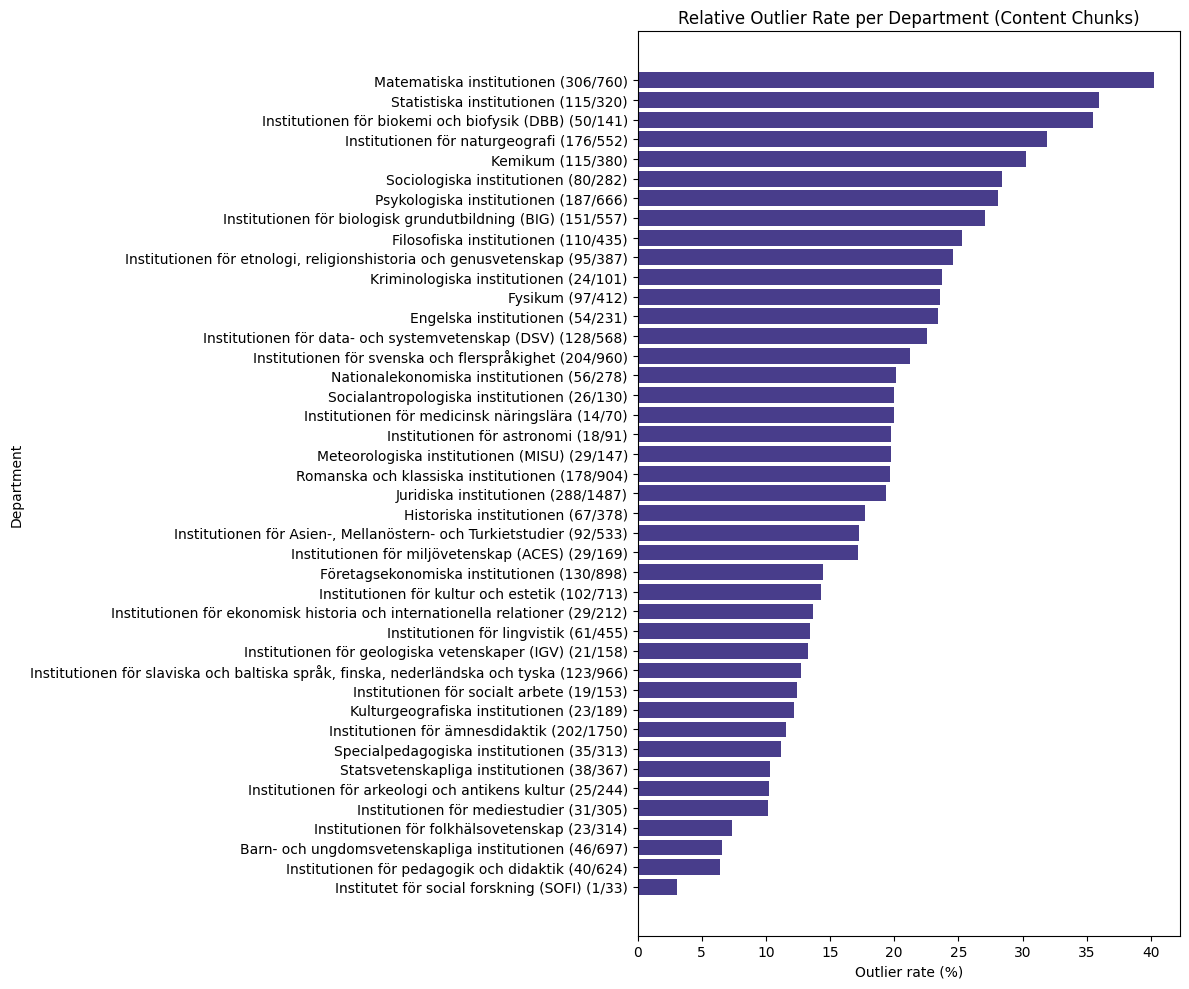
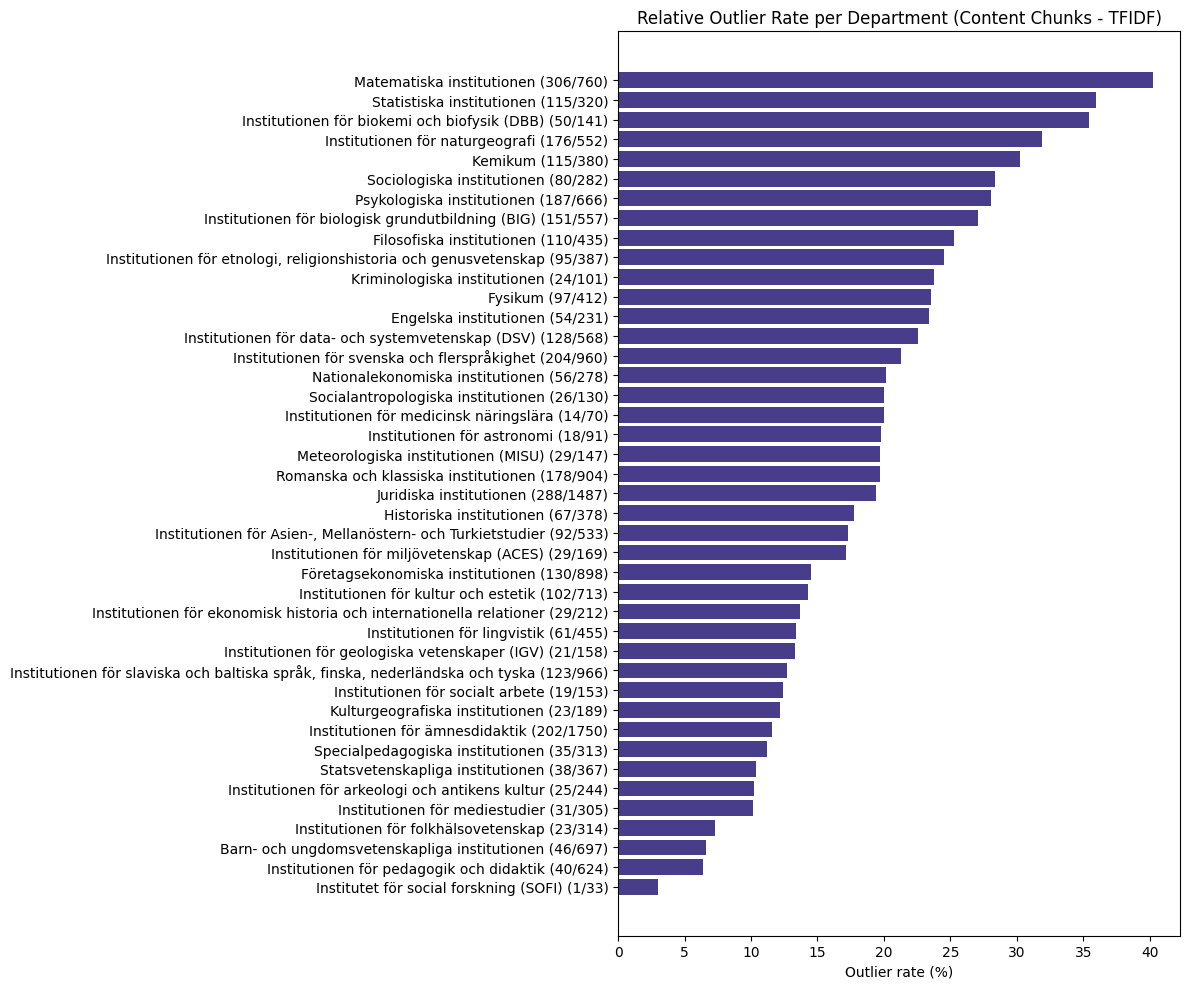
Code edit (unified diff) that turned the first committed figure into the second:
--- before
+++ after
@@ -47,6 +47,6 @@
             plt.barh(labels, rates_pct, color='darkslateblue')
             plt.xlabel('Outlier rate (%)')
-            plt.ylabel('Department')
-            plt.title(f'Relative Outlier Rate per Department ({per.capitalize()} Chunks)')
+            # plt.ylabel('Department')
+            plt.title(f'Relative Outlier Rate per Department ({per.capitalize()} Chunks - {method.upper()})')
             plt.gca().invert_yaxis()
             plt.tight_layout()

Commit: Modified graphs